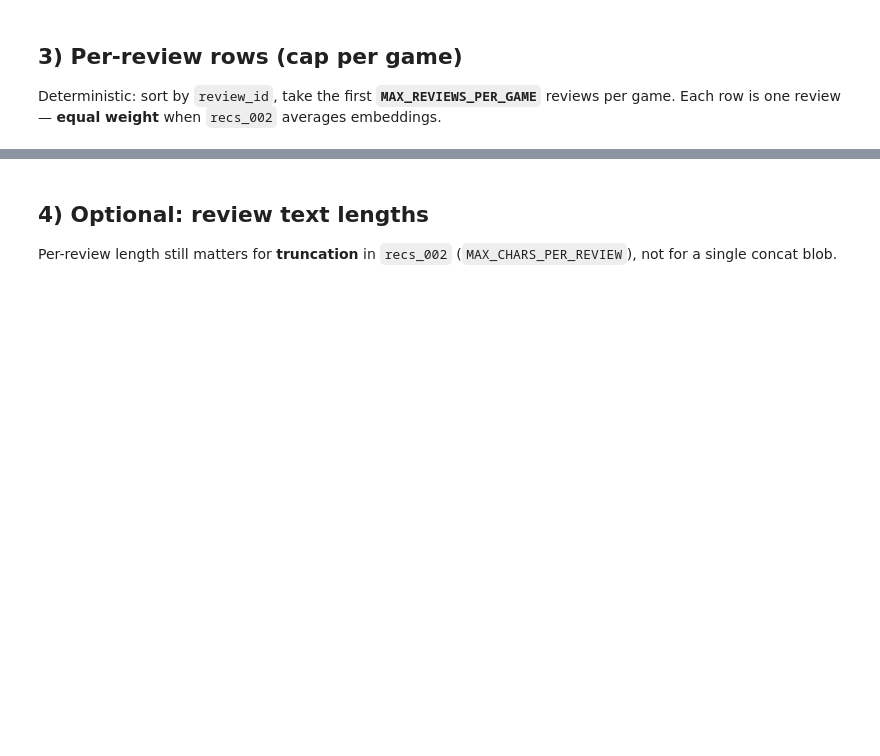
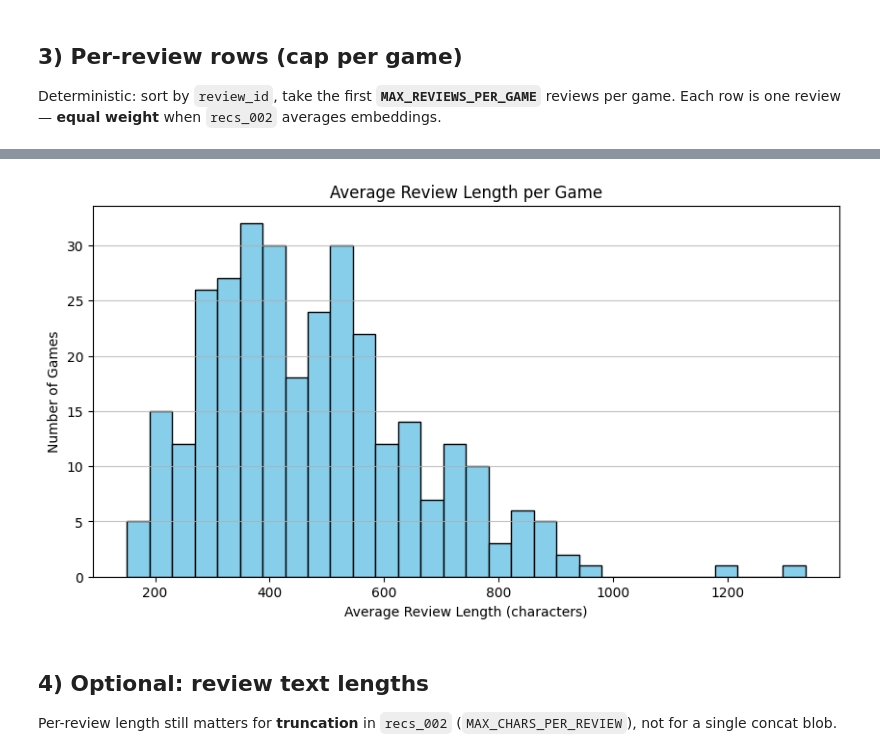
Before and after one commit to rreuther8/steam-review-ml, a Jupyter notebook: notebooks/models/game_embeddings/recs_001_game_profile_reviews.ipynb, the cells around one changed output, grey strips where cells are left out. Saved outputs shown, nothing was run; the diff lists cells and outputs as text; code cells hidden in the pictures; blank space fills up the shorter version.

```diff
--- a/notebooks/models/game_embeddings/recs_001_game_profile_reviews.ipynb
+++ b/notebooks/models/game_embeddings/recs_001_game_profile_reviews.ipynb
@@ -117,6 +117,21 @@ reviews_long.head(3)
 | 0 | 70 | Half-Life | 71 | My favorite LAN-party and killing... | 217 |
 | 1 | 70 | Half-Life | 451 | The game that started it all!\n\n... | 461 |
 | 2 | 70 | Half-Life | 1816 | 15 yrs after it's release, I fina... | 468 |
+# %%
+import matplotlib.pyplot as plt
+
+# Calculate average review length per game
+avg_review_len_per_game = reviews_long.groupby("app_name")["review_len"].mean()
+
+plt.figure(figsize=(10, 5))
+plt.hist(avg_review_len_per_game, bins=30, color="skyblue", edgecolor="black")
+plt.title("Average Review Length per Game")
+plt.xlabel("Average Review Length (characters)")
+plt.ylabel("Number of Games")
+plt.grid(axis='y', alpha=0.75)
+plt.show()
+# %% [output]
+[figure, added]
 # %% [markdown]
 ## 4) Optional: review text lengths
 
```
Also changed, not shown: parts of 7 cells of this notebook, 6 other files.
